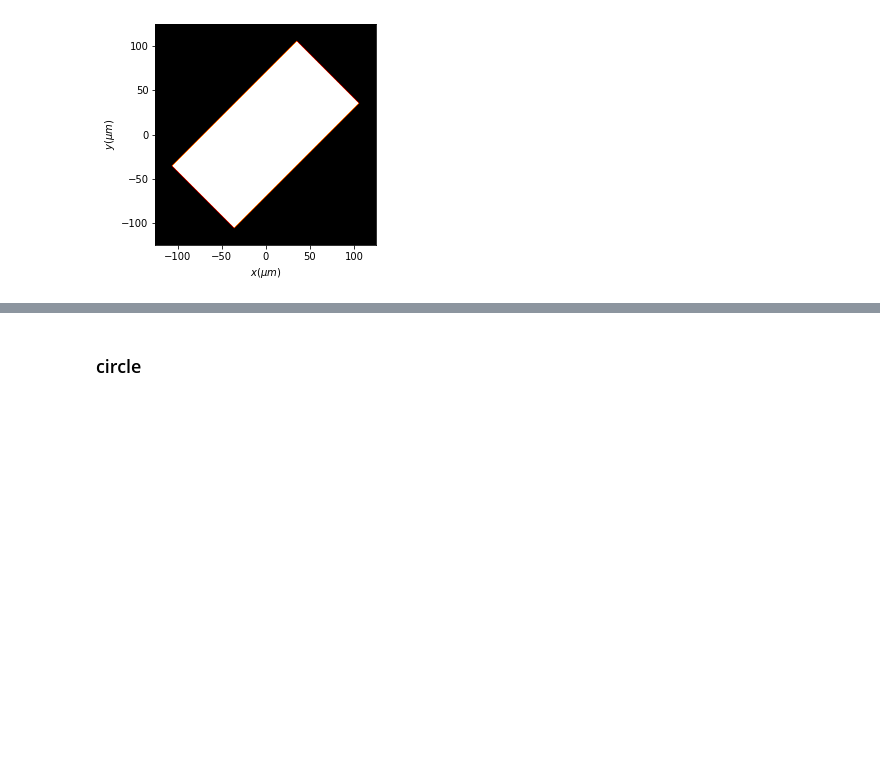
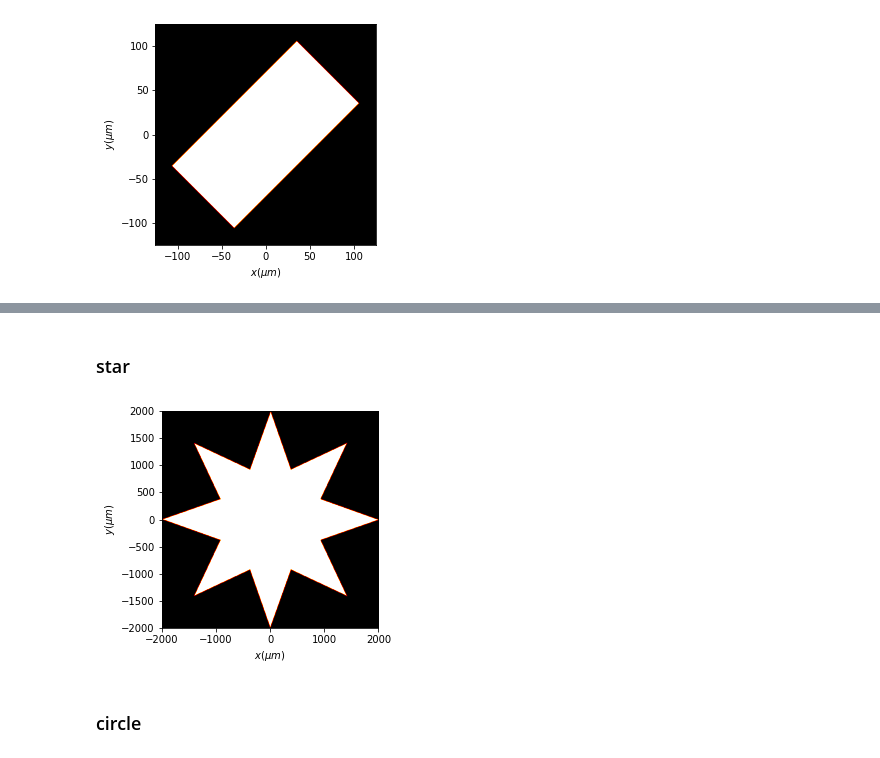
Before and after one commit to aocg-ucm/diffractio, a Jupyter notebook: docs/source/tutorial_scalar/scalar_XY/masks_xy.ipynb, the cells around one changed output, grey strips where cells are left out. Saved outputs shown, nothing was run; the diff lists cells and outputs as text; code cells hidden in the pictures; blank space fills up the shorter version.

```diff
--- a/docs/source/tutorial_scalar/scalar_XY/masks_xy.ipynb
+++ b/docs/source/tutorial_scalar/scalar_XY/masks_xy.ipynb
@@ -177,3 +208,11 @@ t1.draw(kind="intensity")
+# %% [markdown]
+### star
+# %%
+t2 = Scalar_mask_XY(x0, y0, wavelength)
+vertices = t2.star(8, (2*mm,1*mm), 0*degrees)
+t2.draw()
+# %% [output]
+[figure, added]
 # %% [markdown]
 ### circle
 # %%
```
Also changed, not shown: parts of 10 cells of this notebook, 10 other files.
